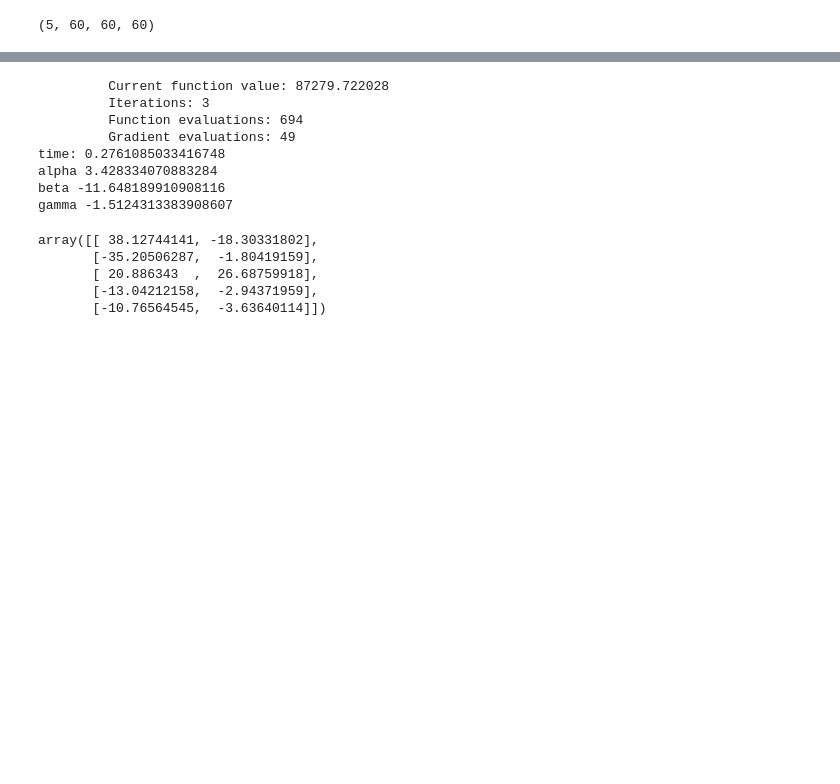
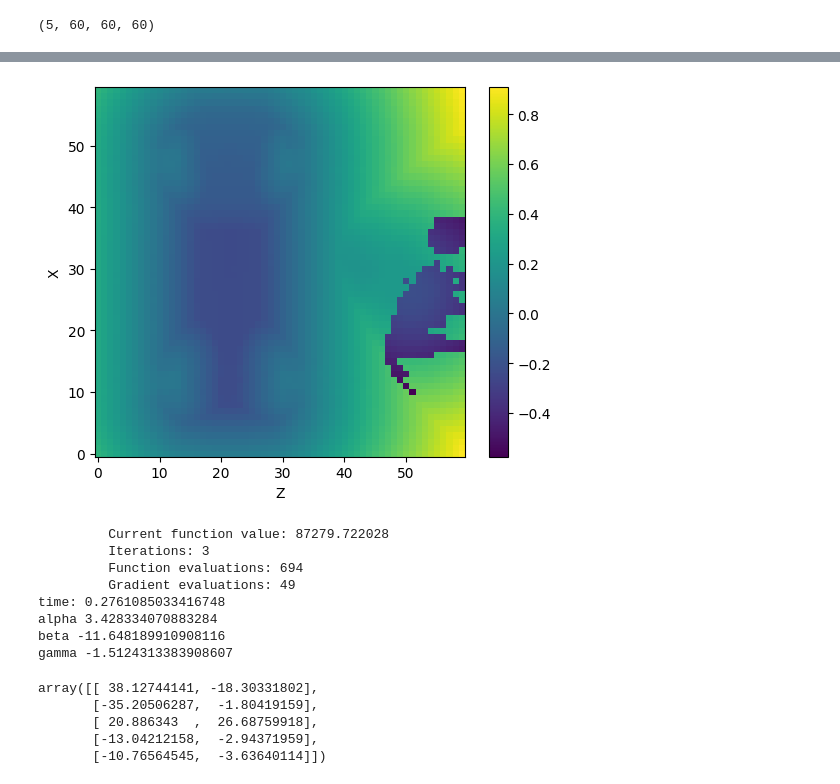
Before and after one commit to bryanahusna/3d-traffic-reconstruction, a Jupyter notebook: mygplvm/training.ipynb, the cells around one changed output, grey strips where cells are left out. Saved outputs shown, nothing was run; the diff lists cells and outputs as text; code cells hidden in the pictures; blank space fills up the shorter version.

```diff
--- a/mygplvm/training.ipynb
+++ b/mygplvm/training.ipynb
@@ -32,3 +165,16 @@ sdfs.shape
+# %%
+import skimage
+
+mc_vertices, mc_faces, mc_normals, _ = skimage.measure.marching_cubes(sdfs[4], level=0)
+mc_mesh = trimesh.Trimesh(vertices=mc_vertices, faces=mc_faces, normals=mc_normals)
+# mc_mesh.apply_translation([-28, -28, -28])
+# mc_mesh.show()
+voxels = mesh_to_voxels(mc_mesh, 60)
+voxels = np.array(voxels)
+# %%
+show_slice(voxels, y = 29)
+# %% [output]
+[figure, added]
 # %%
 # 3D DCT
 # 3D DCT function
```
Also changed, not shown: parts of 4 cells of this notebook, 27 other files.
